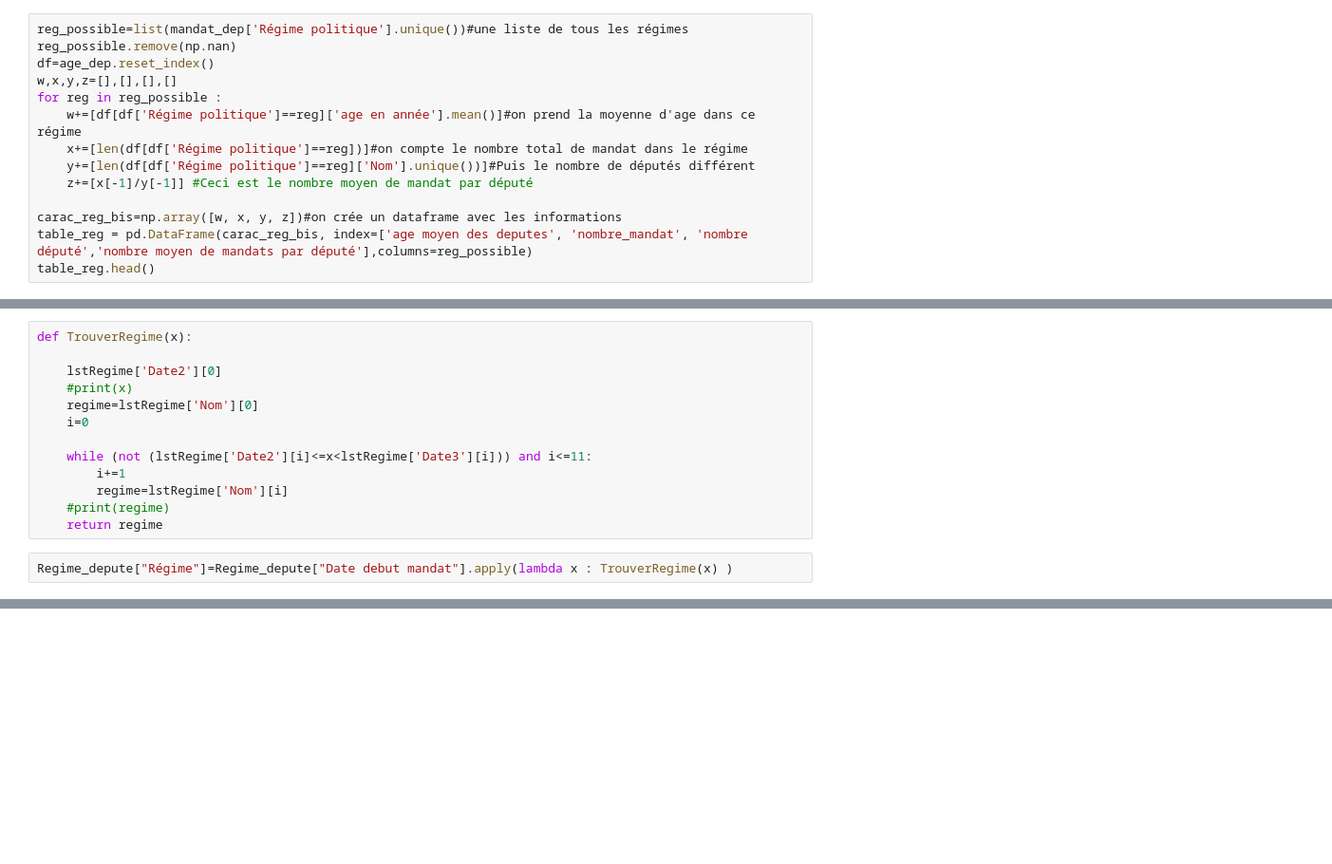
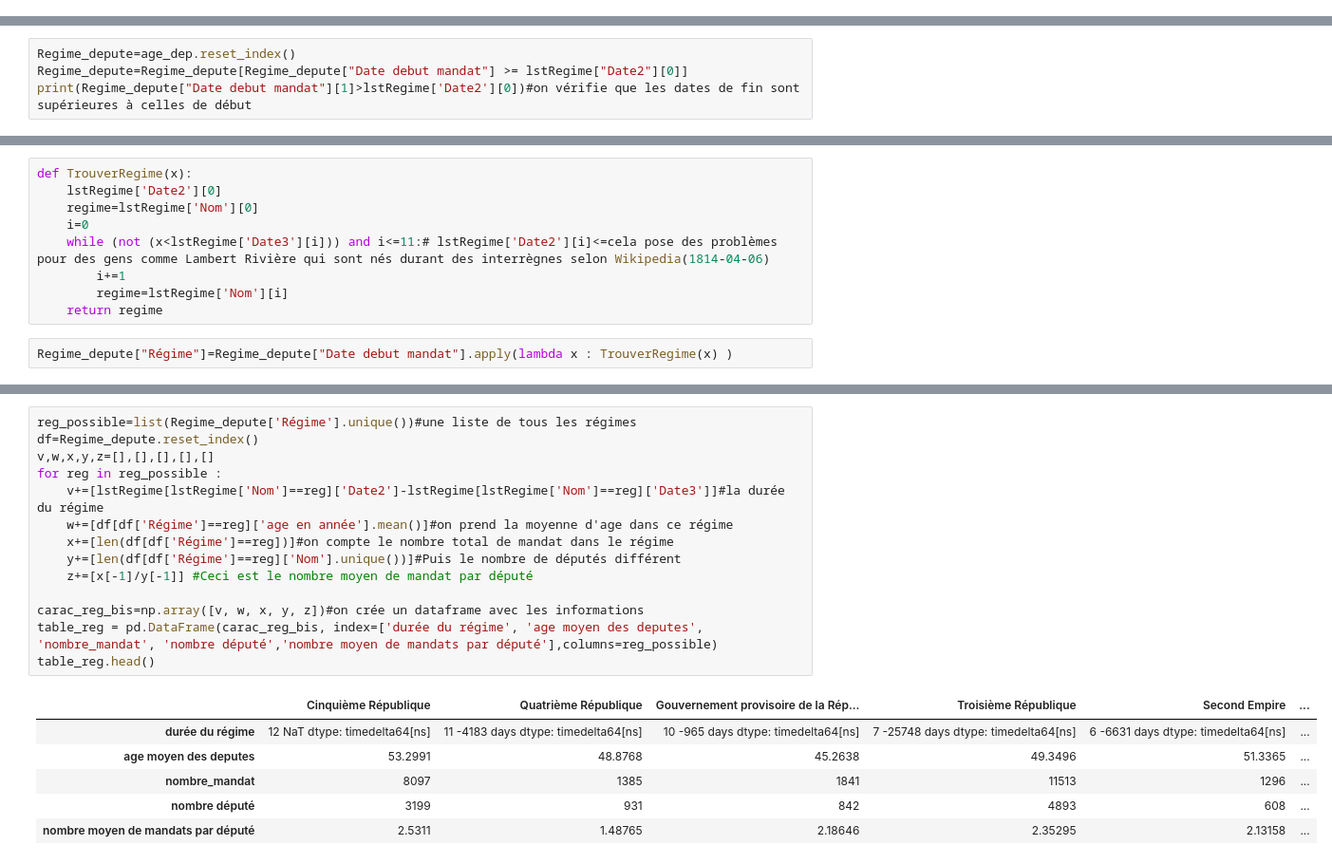
Before and after one commit to dusylvain/Projet-Python-deputes, a Jupyter notebook: statistiques_descriptives_depute (1).ipynb, the cells around one changed output, grey strips where cells are left out. Shown at 95% size. Drawn from its saved outputs; the diff is of its cells as text; blank space fills up the shorter version.

```diff
--- a/statistiques_descriptives_depute (1).ipynb
+++ b/statistiques_descriptives_depute (1).ipynb
@@ -202,17 +204,3 @@ df.plot(column='age moyen des deputes', cmap='RdYlBu_r', legend=True)
 [figure]
 # %% [markdown]
 On s'occupe des régimes maintenant
-# %%
-reg_possible=list(mandat_dep['Régime politique'].unique())#une liste de tous les régimes
-reg_possible.remove(np.nan)
-df=age_dep.reset_index()
-w,x,y,z=[],[],[],[]
-for reg in reg_possible :
-    w+=[df[df['Régime politique']==reg]['age en année'].mean()]#on prend la moyenne d'age dans ce régime
-    x+=[len(df[df['Régime politique']==reg])]#on compte le nombre total de mandat dans le régime
-    y+=[len(df[df['Régime politique']==reg]['Nom'].unique())]#Puis le nombre de députés différent
-    z+=[x[-1]/y[-1]] #Ceci est le nombre moyen de mandat par député
-
-carac_reg_bis=np.array([w, x, y, z])#on crée un dataframe avec les informations
-table_reg = pd.DataFrame(carac_reg_bis, index=['age moyen des deputes', 'nombre_mandat', 'nombre député','nombre moyen de mandats par député'],columns=reg_possible)
-table_reg.head()
@@ -344,0 +264,4 @@ True
+# %%
+Regime_depute=age_dep.reset_index()
+Regime_depute=Regime_depute[Regime_depute["Date debut mandat"] >= lstRegime["Date2"][0]]
+print(Regime_depute["Date debut mandat"][1]>lstRegime['Date2'][0])#on vérifie que les dates de fin sont supérieures à celles de début
@@ -345,15 +270,11 @@ True
 # %%
 def TrouverRegime(x):
-
     lstRegime['Date2'][0]
-    #print(x)
     regime=lstRegime['Nom'][0]
     i=0
-
-    while (not (lstRegime['Date2'][i]<=x<lstRegime['Date3'][i])) and i<=11:
+    while (not (x<lstRegime['Date3'][i])) and i<=11:# lstRegime['Date2'][i]<=cela pose des problèmes pour des gens comme Lambert Rivière qui sont nés durant des interrègnes selon Wikipedia(1814-04-06)
         i+=1
         regime=lstRegime['Nom'][i]
-    #print(regime)
     return regime
 # %%
 Regime_depute["Régime"]=Regime_depute["Date debut mandat"].apply(lambda x : TrouverRegime(x) )
@@ -373,0 +295,21 @@ Regime_depute.sample(10)
+# %%
+reg_possible=list(Regime_depute['Régime'].unique())#une liste de tous les régimes
+df=Regime_depute.reset_index()
+v,w,x,y,z=[],[],[],[],[]
+for reg in reg_possible :
+    v+=[lstRegime[lstRegime['Nom']==reg]['Date2']-lstRegime[lstRegime['Nom']==reg]['Date3']]#la durée du régime
+    w+=[df[df['Régime']==reg]['age en année'].mean()]#on prend la moyenne d'age dans ce régime
+    x+=[len(df[df['Régime']==reg])]#on compte le nombre total de mandat dans le régime
+    y+=[len(df[df['Régime']==reg]['Nom'].unique())]#Puis le nombre de députés différent
+    z+=[x[-1]/y[-1]] #Ceci est le nombre moyen de mandat par député
+
+carac_reg_bis=np.array([v, w, x, y, z])#on crée un dataframe avec les informations
+table_reg = pd.DataFrame(carac_reg_bis, index=['durée du régime', 'age moyen des deputes', 'nombre_mandat', 'nombre député','nombre moyen de mandats par député'],columns=reg_possible)
+table_reg.head()
+# %% [output]
+|  | Cinquième République | Quatrième République | Gouvernement provisoire de la Rép... | Troisième République | Second Empire | ... |
+| durée du régime | 12 NaT dtype: timedelta64[ns] | 11 -4183 days dtype: timedelta64[ns] | 10 -965 days dtype: timedelta64[ns] | 7 -25748 days dtype: timedelta64[ns] | 6 -6631 days dtype: timedelta64[ns] | ... |
+| age moyen des deputes | 53.2991 | 48.8768 | 45.2638 | 49.3496 | 51.3365 | ... |
+| nombre_mandat | 8097 | 1385 | 1841 | 11513 | 1296 | ... |
+| nombre député | 3199 | 931 | 842 | 4893 | 608 | ... |
+| nombre moyen de mandats par député | 2.5311 | 1.48765 | 2.18646 | 2.35295 | 2.13158 | ... |
```
Also changed, not shown: parts of 15 cells of this notebook.
